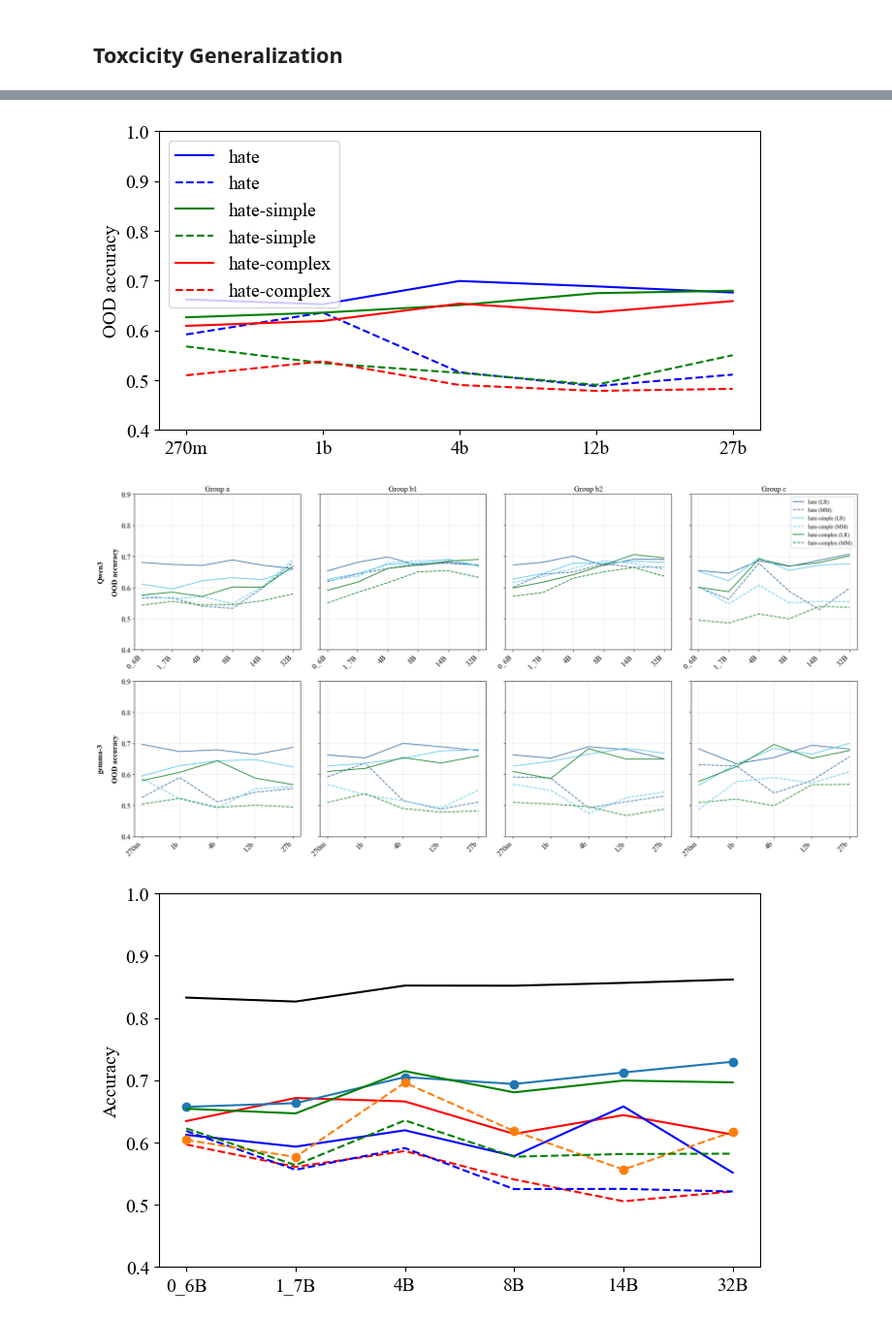
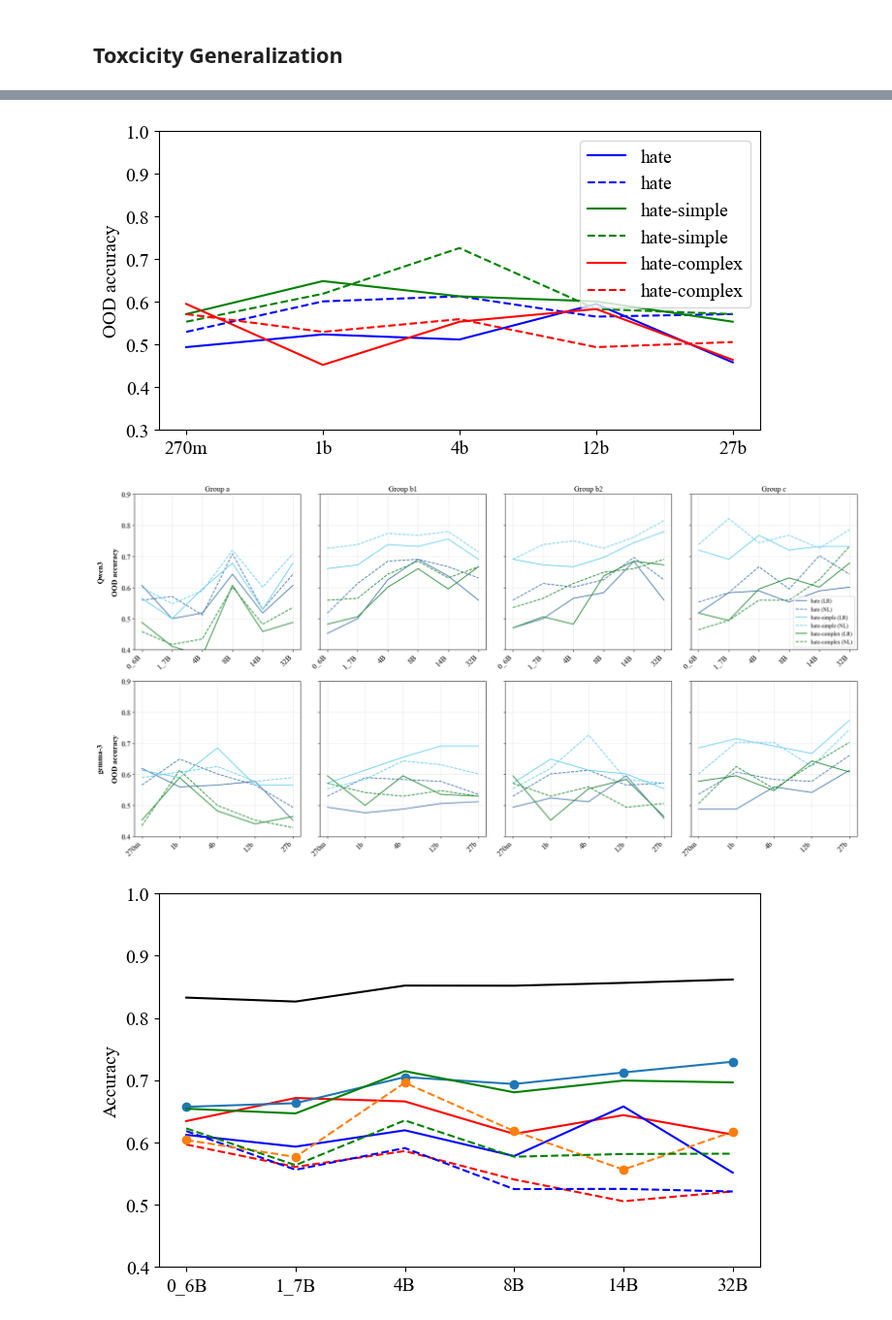
Before and after one commit to h4rz3rk4s3/geometry-of-ignorance, a Jupyter notebook: generalization.ipynb, the cells around one changed output, grey strips where cells are left out. Shown at 97% size. Cells and saved outputs as stored; diff of their text form; code cells hidden in the pictures.

```diff
--- a/generalization.ipynb
+++ b/generalization.ipynb
@@ -11,7 +11,7 @@ import configparser
 import json
 # %%
 # hyperparameters
-model = 'Qwen3-0_6B'
+model = 'gemma-3-27b-it'
 split = 0.8
 device = "cpu"
 
@@ -108,14 +108,15 @@ for repo in repos:
 # %%
 ProbeClasses = [
     LRProbe,
-    MMProbe,
+    #MMProbe,
+    NonLinearProbe
     ]
 
 layers = [layer_a, layer_b1, layer_b2, layer_c]
 #layers = [layer_a, layer_b]
 accs = {layer: {str(probe_class) : {to_str(train_medley) : {} for train_medley in train_medlies} for probe_class in ProbeClasses} for layer in layers}
 
-with open('experimental_outputs/generalization_results.json', 'r') as f:
+with open('all_toxicity_results/experimental_outputs/generalization_results_non_linear.json', 'r') as f:
     outs = json.load(f)
 
 for layer in layers:
@@ -126,15 +127,15 @@ for layer in layers:
             # set up data
             dm = DataManager()
             for dataset in medley:
-                dm.add_dataset(dataset, model, layer, split=split, seed=seed, label="is_toxic", noperiod=noperiod,center=True, device=device)
+                dm.add_dataset(dataset, model, layer, seed=seed, split=True, label="is_toxic", noperiod=noperiod, center=True, device=device)
             for dataset in val_datasets:
                 if dataset not in medley:
-                    dm.add_dataset(dataset, model, layer, split=None, label="is_toxic", noperiod=noperiod, center=True, device=device)
+                    dm.add_dataset(dataset, model, layer, split=False, label="is_toxic", noperiod=noperiod, center=True, device=device)
 
             # train probe
             train_acts, train_labels = dm.get('train')
             probe = ProbeClass.from_data(train_acts, train_labels) #
-            direction = probe.direction
+            #direction = probe.direction
 
             # evaluate
             for val_dataset in val_datasets:
@@ -170,6 +171,6 @@ lr_mm_accs = accs.copy()
 #     out['noperiod'] = noperiod
 #     outs.append(out)
 
-with open('experimental_outputs/generalization_results.json', 'w') as f:
+with open('all_toxicity_results/experimental_outputs/generalization_results_non_linear.json', 'w') as f:
     json.dump(outs, f, indent=2)
 # %% [output]
@@ -244,12 +245,13 @@ with open('experimental_outputs/generalization_results.json', 'w') as f:
 # %%
 # get oracle probe results
 oracle_accs = {layer: {str(probe_class) : {} for probe_class in ProbeClasses} for layer in layers}
-with open('experimental_outputs/generalization_results.json', 'r') as f:
+with open('all_toxicity_results/experimental_outputs/generalization_results_non_linear.json', 'r') as f:
     outs = json.load(f)
 
 for layer in layers:
     for ProbeClass in ProbeClasses:
         for dataset in val_datasets:
+            print(dataset)
             dm = DataManager()
             dm.add_dataset(dataset, model, layer, split=split, label="is_toxic",noperiod=noperiod, seed=seed, device=device)
             acts, labels = dm.get('train')
@@ -275,6 +277,6 @@ for layer in layers:
 #     out['noperiod'] = noperiod
 #     outs.append(out)
 
-with open('experimental_outputs/generalization_results.json', 'w') as f:
+with open('all_toxicity_results/experimental_outputs/generalization_results_non_linear.json', 'w') as f:
     json.dump(outs, f, indent=2)
 # %% [output]
@@ -380,7 +368,7 @@ print(accssss["Qwen3-0_6B"])
 # %%
 model_family = "gemma-3"
 
-scales = {0: "0_6B", 1: "1_7B", 2: "4B", 3: "8B", 4: "14B", 5: "32B"} #Qwen3-family
+#scales = {0: "0_6B", 1: "1_7B", 2: "4B", 3: "8B", 4: "14B", 5: "32B"} #Qwen3-family
 scales = {0: "270m", 1: "1b", 2: "4b", 3: "12b", 4: "27b"} #gemma-3 model-family
 #scales = {0: "base", 1: "toxicity"}
 if model_family == "gemma-3":
@@ -388,7 +376,7 @@ if model_family == "gemma-3":
 else:
     it = ""
 
-group = "b1" #a, b1, b2, c
+group = "b2" #a, b1, b2, c
 
 fig = plt.figure(figsize=(8, 4))
 
@@ -419,54 +407,54 @@ def get_layer(model: str, group: str) -> str:
 #'gemma-3-{scales[i]}-it'
 
 # plt.plot(
-#     [get_avg(accssss, f'{model_family}-{scales[i]}{it}', get_layer(f'{model_family}-{scales[i]}{it}', group=group), 'LRProbe', ["code-review-dataset-larger"]) for i in range(len(scales))], 'r--', label='code-reviews'
+#     [get_avg(accssss, f'{model_family}-{scales[i]}{it}', get_layer(f'{model_family}-{scales[i]}{it}', group=group), 'LRProbe', ["code-review-dataset-larger"], ["hatecheck_validation_balanced"]) for i in range(len(scales))], 'r--', label='code-reviews'
 # )
 # plt.plot(
-#     [get_avg(accssss, f'{model_family}-{scales[i]}{it}', get_layer(f'{model_family}-{scales[i]}{it}', group=group), 'LRProbe', ["code-review-dataset-larger", "neg-code-review-larger"], ["code-review-dataset-larger", "neg-code-review-larger"]) for i in range(len(scales))], 'r-', label='code+neg_code'
+#     [get_avg(accssss, f'{model_family}-{scales[i]}{it}', get_layer(f'{model_family}-{scales[i]}{it}', group=group), 'LRProbe', ["code-review-dataset-larger", "neg-code-review-larger"], ["hatecheck_validation_balanced"]) for i in range(len(scales))], 'r-', label='code+neg_code'
 # )
 # plt.plot(
-#     [get_avg(accssss, f'{model_family}-{scales[i]}{it}', get_layer(f'{model_family}-{scales[i]}{it}', group=group), 'LRProbe', ["gitter_ethereum-labeled-larger"], ["code-review-dataset-larger", "neg-code-review-larger"]) for i in range(len(scales))], 'b--', label='gitter'
+#     [get_avg(accssss, f'{model_family}-{scales[i]}{it}', get_layer(f'{model_family}-{scales[i]}{it}', group=group), 'LRProbe', ["gitter_ethereum-labeled-larger"], ["hatecheck_validation_balanced"]) for i in range(len(scales))], 'b--', label='gitter'
 # )
 # plt.plot(
-#     [get_avg(accssss, f'{model_family}-{scales[i]}{it}', get_layer(f'{model_family}-{scales[i]}{it}', group=group), 'LRProbe', ["gitter_ethereum-labeled-larger", "neg-gitter-ethereum-labeled-larger"], ["gitter_ethereum-labeled-larger", "neg-gitter-ethereum-labeled-larger"]) for i in range(len(scales))], 'b-', label='gitter+neg_gitter'
+#     [get_avg(accssss, f'{model_family}-{scales[i]}{it}', get_layer(f'{model_family}-{scales[i]}{it}', group=group), 'LRProbe', ["gitter_ethereum-labeled-larger", "neg-gitter-ethereum-labeled-larger"], ["hatecheck_validation_balanced"]) for i in range(len(scales))], 'b-', label='gitter+neg_gitter'
 # )
 # plt.plot(
 #     [averagesss[f'{model_family}-{scales[i]}{it}'][get_layer(f'{model_family}-{scales[i]}{it}', group=group)]['oracle'] for i in range(len(scales))], 'k-', label='LR on test set (oracle)'
 # )
 plt.plot(
     [get_avg(accssss, f'{model_family}-{scales[i]}{it}', get_layer(f'{model_family}-{scales[i]}{it}', group=group), 'LRProbe', ["hatecheck_balanced"], ["hatecheck_validation_balanced"]) for i in range(len(scales))], 'b-', label='hate'
 )
 plt.plot(
-    [get_avg(accssss, f'{model_family}-{scales[i]}{it}', get_layer(f'{model_family}-{scales[i]}{it}', group=group), 'MMProbe', ["hatecheck_balanced"], ["hatecheck_validation_balanced"]) for i in range(len(scales))], 'b--', label='hate'
+    [get_avg(accssss, f'{model_family}-{scales[i]}{it}', get_layer(f'{model_family}-{scales[i]}{it}', group=group), 'NonLinearProbe', ["hatecheck_balanced"], ["hatecheck_validation_balanced"]) for i in range(len(scales))], 'b--', label='hate'
 )
 plt.plot(
     [get_avg(accssss, f'{model_family}-{scales[i]}{it}', get_layer(f'{model_family}-{scales[i]}{it}', group=group), 'LRProbe', ["hatecheck_simple_balanced"], ["hatecheck_validation_balanced"]) for i in range(len(scales))], 'g-', label='hate-simple'
 )
 plt.plot(
-    [get_avg(accssss, f'{model_family}-{scales[i]}{it}', get_layer(f'{model_family}-{scales[i]}{it}', group=group), 'MMProbe', ["hatecheck_simple_balanced"], ["hatecheck_validation_balanced"]) for i in range(len(scales))], 'g--', label='hate-simple'
+    [get_avg(accssss, f'{model_family}-{scales[i]}{it}', get_layer(f'{model_family}-{scales[i]}{it}', group=group), 'NonLinearProbe', ["hatecheck_simple_balanced"], ["hatecheck_validation_balanced"]) for i in range(len(scales))], 'g--', label='hate-simple'
 )
 plt.plot(
     [get_avg(accssss, f'{model_family}-{scales[i]}{it}', get_layer(f'{model_family}-{scales[i]}{it}', group=group), 'LRProbe', ["hatecheck_complex_balanced"], ["hatecheck_validation_balanced"]) for i in range(len(scales))], 'r-', label='hate-complex'
 )
 plt.plot(
-    [get_avg(accssss, f'{model_family}-{scales[i]}{it}', get_layer(f'{model_family}-{scales[i]}{it}', group=group), 'MMProbe', ["hatecheck_complex_balanced"], ["hatecheck_validation_balanced"]) for i in range(len(scales))], 'r--', label='hate-complex'
+    [get_avg(accssss, f'{model_family}-{scales[i]}{it}', get_layer(f'{model_family}-{scales[i]}{it}', group=group), 'NonLinearProbe', ["hatecheck_complex_balanced"], ["hatecheck_validation_balanced"]) for i in range(len(scales))], 'r--', label='hate-complex'
 )
 # plt.plot(
 #     [averagesss[f'llama-2-{scales[i]}b']['LRProbe']['likely'] for i in range(len(scales))], '-', color='gray', label='likely'
 # )
 
 # set x ticks
 plt.xticks(range(len(scales)), [f'{scales[i]}' for i in range(len(scales))])
 
 plt.ylabel('OOD accuracy')
 
-plt.ylim(0.4, 1)
+plt.ylim(0.3, 1)
 plt.legend()
 #plt.savefig('junk/duplicate_generalization.pdf', bbox_inches='tight')
 
 plt.show()
 # %% [output]
-[figure, old version]
+[figure, new version]
 # %%
 import matplotlib.pyplot as plt
 
@@ -530,8 +518,8 @@ for row_idx, model_family in enumerate(model_families):
         ax.plot(
             [get_avg(accssss, f'{model_family}-{scales[i]}{it}',
                     get_layer(f'{model_family}-{scales[i]}{it}', group=group),
-                    'MMProbe', ["hatecheck_balanced"], ["hatecheck_validation_balanced"])
-             for i in range(len(scales))], color="#4477AA", linestyle="--", label='hate (MM)'
+                    'NonLinearProbe', ["hatecheck_balanced"], ["hatecheck_validation_balanced"])
+             for i in range(len(scales))], color="#4477AA", linestyle="--", label='hate (NL)'
         )
         ax.plot(
             [get_avg(accssss, f'{model_family}-{scales[i]}{it}',
@@ -542,8 +530,8 @@ for row_idx, model_family in enumerate(model_families):
         ax.plot(
             [get_avg(accssss, f'{model_family}-{scales[i]}{it}',
                     get_layer(f'{model_family}-{scales[i]}{it}', group=group),
-                    'MMProbe', ["hatecheck_simple_balanced"], ["hatecheck_validation_balanced"])
-             for i in range(len(scales))], color="#66CCEE", linestyle="--", label='hate-simple (MM)'
+                    'NonLinearProbe', ["hatecheck_simple_balanced"], ["hatecheck_validation_balanced"])
+             for i in range(len(scales))], color="#66CCEE", linestyle="--", label='hate-simple (NL)'
         )
         ax.plot(
             [get_avg(accssss, f'{model_family}-{scales[i]}{it}',
@@ -554,8 +542,8 @@ for row_idx, model_family in enumerate(model_families):
         ax.plot(
             [get_avg(accssss, f'{model_family}-{scales[i]}{it}',
                     get_layer(f'{model_family}-{scales[i]}{it}', group=group),
-                    'MMProbe', ["hatecheck_complex_balanced"], ["hatecheck_validation_balanced"])
-             for i in range(len(scales))], color="#228833", linestyle="--", label='hate-complex (MM)'
+                    'NonLinearProbe', ["hatecheck_complex_balanced"], ["hatecheck_validation_balanced"])
+             for i in range(len(scales))], color="#228833", linestyle="--", label='hate-complex (NL)'
         )
 
         # Code Dataset
@@ -642,7 +630,7 @@ plt.tight_layout()
 plt.savefig('generalization_ood_acc_hatecheck.pdf', bbox_inches='tight')
 plt.show()
 # %% [output]
-[figure, old version]
+[figure, new version]
 # %%
 plt.figure(figsize=(8, 5))
 
```
Also changed, not shown: parts of 6 cells of this notebook, 26 other files.
